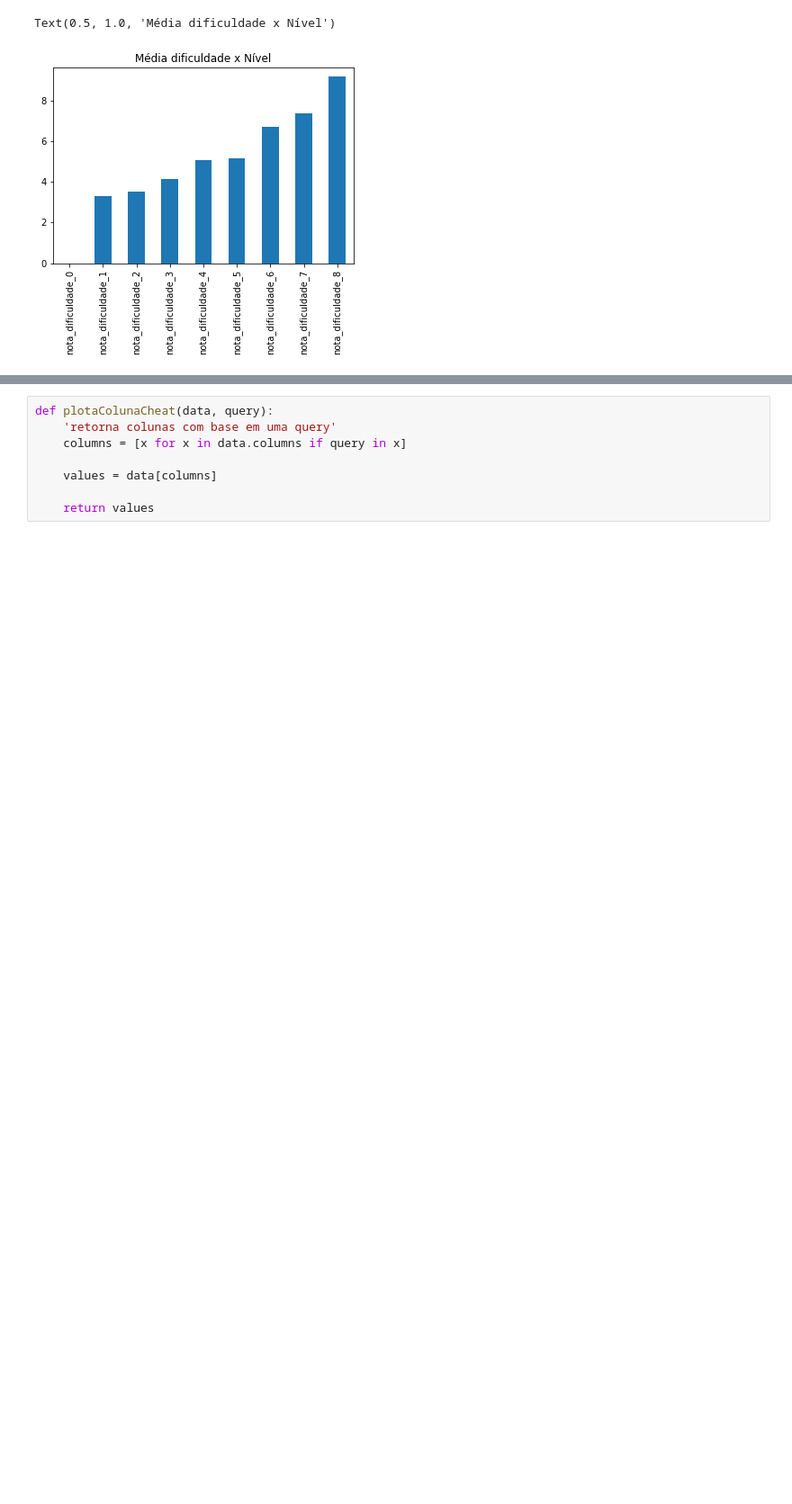
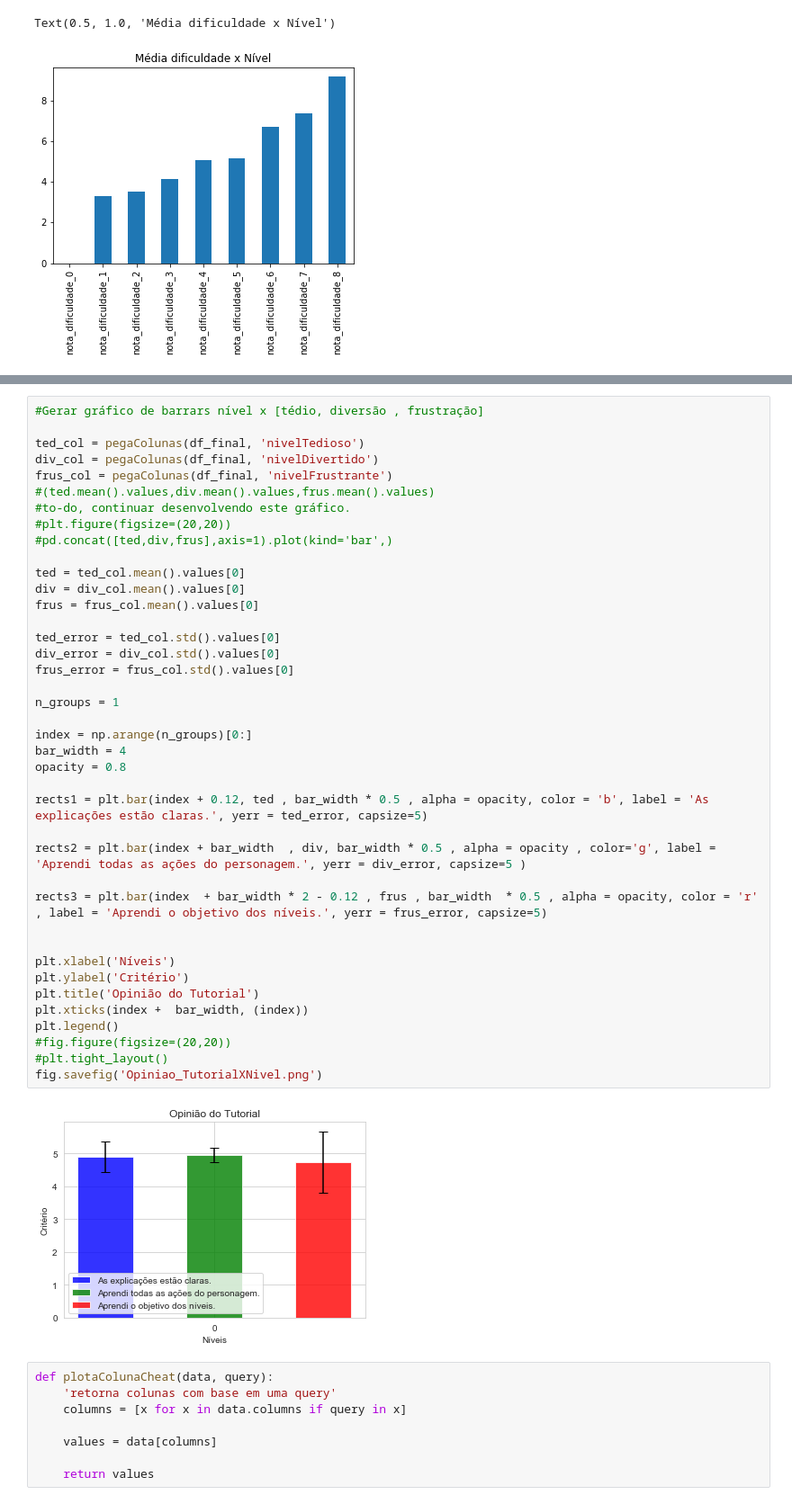
Before and after one commit to wagneralbjr/tcc-dda, a Jupyter notebook: Trata Dados TCC.ipynb, the cells around one changed output, grey strips where cells are left out. Shown at 90% size. Drawn from its saved outputs; the diff is of its cells as text; blank space fills up the shorter version.

Commit message:
Adicionado Gráfico de opiniao do tutorial

```diff
--- a/Trata Dados TCC.ipynb
+++ b/Trata Dados TCC.ipynb
@@ -187,3 +187,45 @@ fig.savefig('OpiniaoXNivel.png')
+# %%
+#Gerar gráfico de barrars nível x [tédio, diversão , frustração]
+
+ted_col = pegaColunas(df_final, 'nivelTedioso')
+div_col = pegaColunas(df_final, 'nivelDivertido')
+frus_col = pegaColunas(df_final, 'nivelFrustrante')
+#(ted.mean().values,div.mean().values,frus.mean().values)
+#to-do, continuar desenvolvendo este gráfico.
+#plt.figure(figsize=(20,20))
+#pd.concat([ted,div,frus],axis=1).plot(kind='bar',)
+
+ted = ted_col.mean().values[0]
+div = div_col.mean().values[0]
+frus = frus_col.mean().values[0]
+
+ted_error = ted_col.std().values[0]
+div_error = div_col.std().values[0]
+frus_error = frus_col.std().values[0]
+
+n_groups = 1
+
+index = np.arange(n_groups)[0:]
+bar_width = 4
+opacity = 0.8
+
+rects1 = plt.bar(index + 0.12, ted , bar_width * 0.5 , alpha = opacity, color = 'b', label = 'As explicações estão claras.', yerr = ted_error, capsize=5)
+
+rects2 = plt.bar(index + bar_width  , div, bar_width * 0.5 , alpha = opacity , color='g', label = 'Aprendi todas as ações do personagem.', yerr = div_error, capsize=5 )
+
+rects3 = plt.bar(index  + bar_width * 2 - 0.12 , frus , bar_width  * 0.5 , alpha = opacity, color = 'r' , label = 'Aprendi o objetivo dos níveis.', yerr = frus_error, capsize=5)
+
+
+plt.xlabel('Níveis')
+plt.ylabel('Critério')
+plt.title('Opinião do Tutorial')
+plt.xticks(index +  bar_width, (index))
+plt.legend()
+#fig.figure(figsize=(20,20))
+#plt.tight_layout()
+fig.savefig('Opiniao_TutorialXNivel.png')
+# %% [output]
+[figure, added]
 # %%
 def plotaColunaCheat(data, query):
     'retorna colunas com base em uma query'
```
Also changed, not shown: parts of 1 cell of this notebook, 2 other files.
